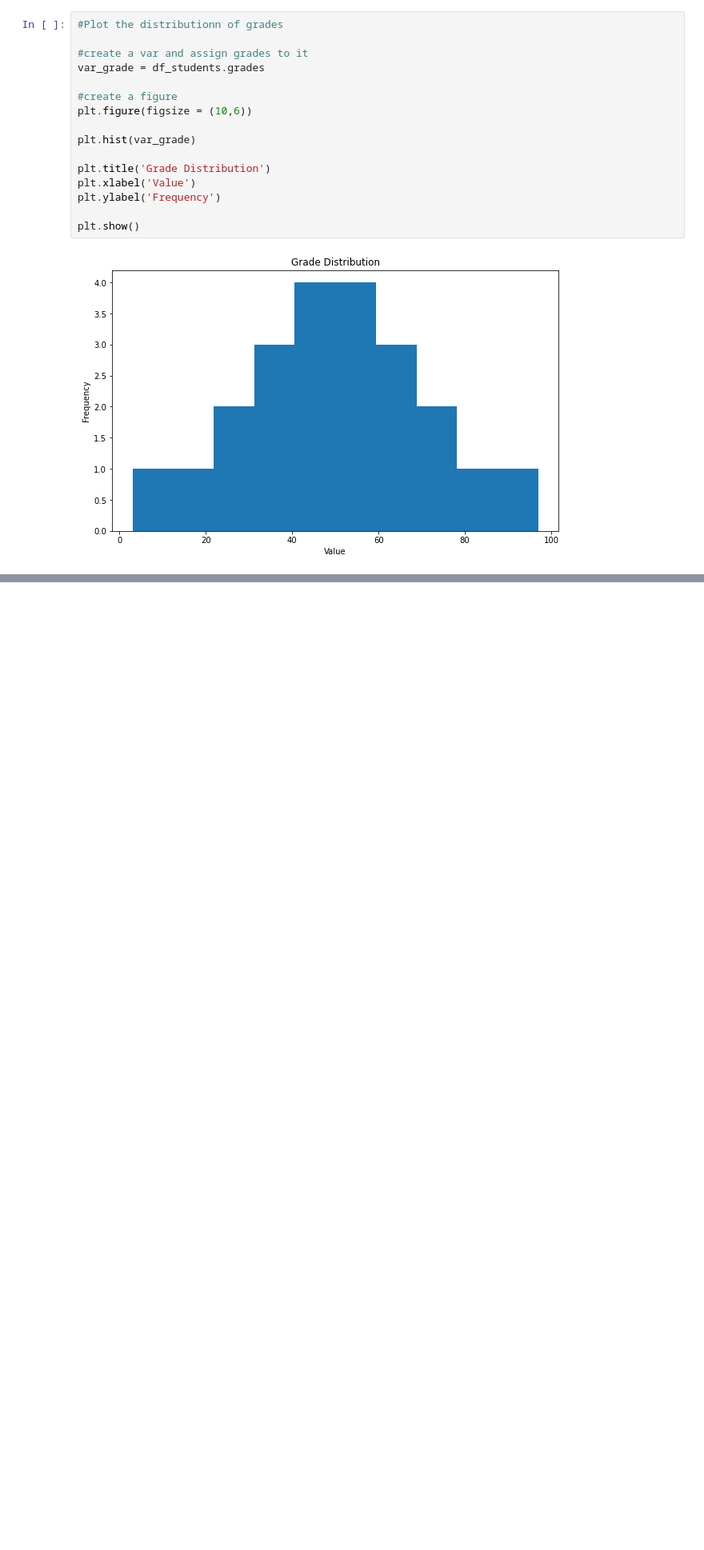
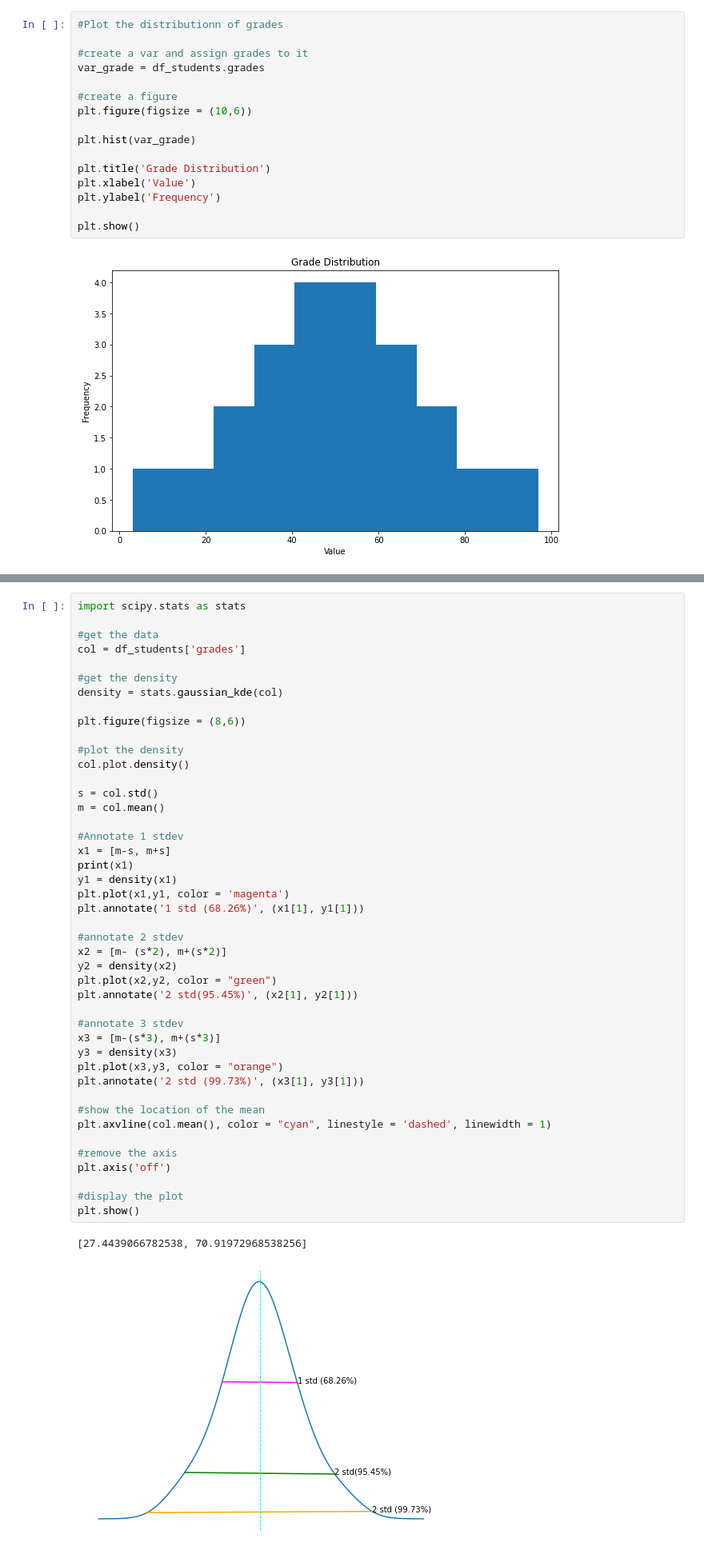
Before and after one commit to Joan-Wanjiru-N/MS-Ignite-2022, a Jupyter notebook: Explore data with NumPy and Pandas.ipynb, the cells around one changed output, grey strips where cells are left out. Shown: that part at 80% size. Saved outputs shown, nothing was run; the diff lists cells and outputs as text; blank space fills up the shorter version.

```diff
--- a/Explore data with NumPy and Pandas.ipynb
+++ b/Explore data with NumPy and Pandas.ipynb
@@ -574,0 +555,47 @@ x2 = [m- (s*2), m+(s*)]
+# %%
+import scipy.stats as stats
+
+#get the data
+col = df_students['grades']
+
+#get the density
+density = stats.gaussian_kde(col)
+
+plt.figure(figsize = (8,6))
+
+#plot the density
+col.plot.density()
+
+s = col.std()
+m = col.mean()
+
+#Annotate 1 stdev
+x1 = [m-s, m+s]
+print(x1)
+y1 = density(x1)
+plt.plot(x1,y1, color = 'magenta')
+plt.annotate('1 std (68.26%)', (x1[1], y1[1]))
+
+#annotate 2 stdev
+x2 = [m- (s*2), m+(s*2)]
+y2 = density(x2)
+plt.plot(x2,y2, color = "green")
+plt.annotate('2 std(95.45%)', (x2[1], y2[1]))
+
+#annotate 3 stdev
+x3 = [m-(s*3), m+(s*3)]
+y3 = density(x3)
+plt.plot(x3,y3, color = "orange")
+plt.annotate('2 std (99.73%)', (x3[1], y3[1]))
+
+#show the location of the mean
+plt.axvline(col.mean(), color = "cyan", linestyle = 'dashed', linewidth = 1)
+
+#remove the axis
+plt.axis('off')
+
+#display the plot
+plt.show()
+# %% [output]
+[27.4439066782538, 70.91972968538256]
+[figure, added]
```
Also changed, not shown: parts of 39 cells of this notebook.
